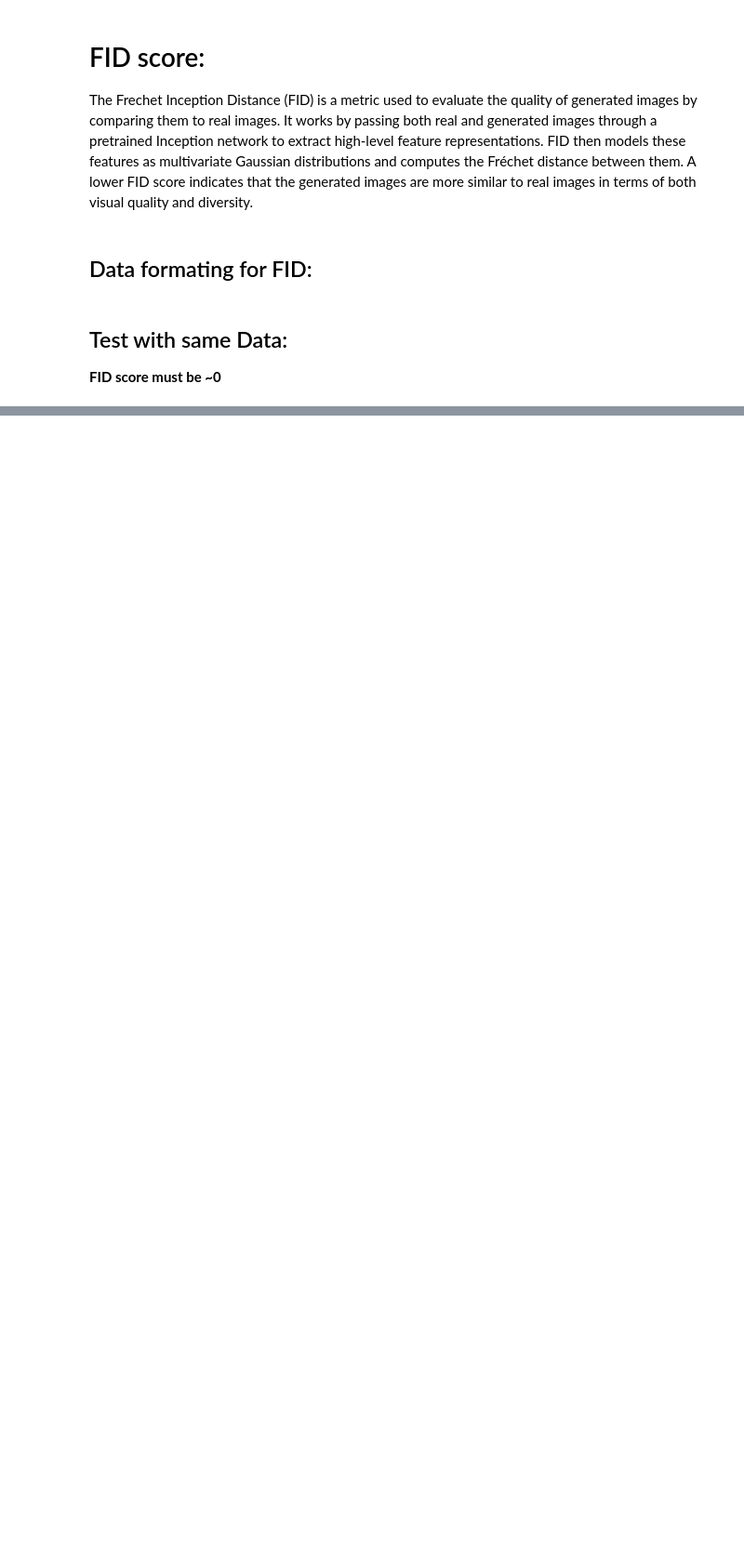
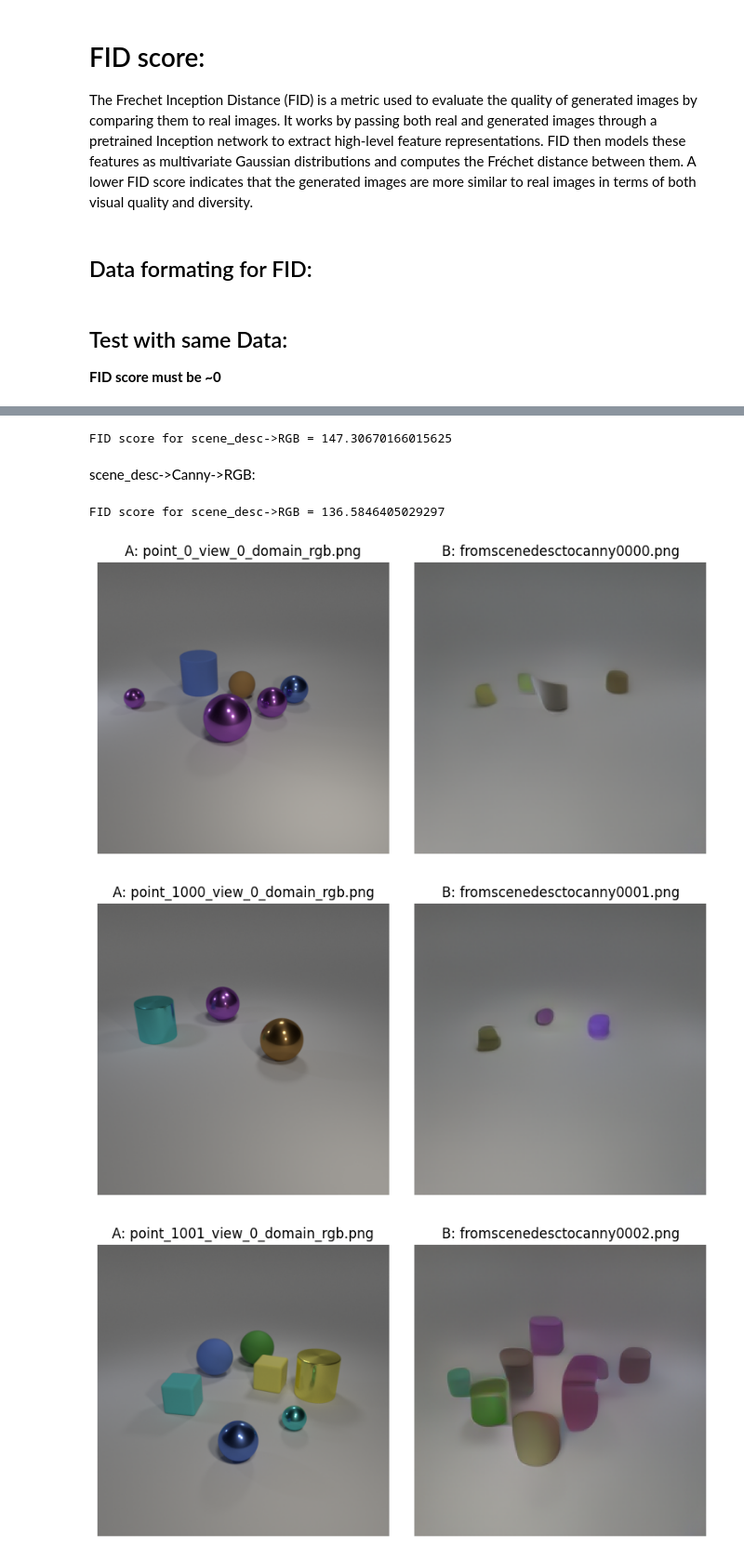
Before and after one commit to theomaillard/nano4M-extension, a Jupyter notebook: eval/FID_eval.ipynb, the cells around one changed output, grey strips where cells are left out. Shown at 93% size. Drawn from its saved outputs; the diff is of its cells as text; code cells hidden in the pictures; blank space fills up the shorter version.

Commit message:
Made the generation of image by chaining and evaluate with FID

```diff
--- a/eval/FID_eval.ipynb
+++ b/eval/FID_eval.ipynb
@@ -73,0 +78,75 @@ FID score = -3.637978807091713e-12
+# %%
+crop_settings_01_pth = "/work/com-304/datasets/clevr_com_304/train/crop_settings/00001.npy"
+real_data_pth = "/scratch/tmaillar/rgb/test"
+fake_data_pth = "/scratch/deriaz/scene_desc_to_rgb"
+
+score = compute_fid(
+    real_dir=real_data_pth,
+    fake_dir=fake_data_pth,
+    crop_settings_dir=None,
+    batch_size=32,
+    device=device,
+    image_size=256,
+    num_workers=4,
+    max_images=10000
+)
+
+print(f"FID score for scene_desc->RGB = {score}")
+# %% [output]
+FID score for scene_desc->RGB = 147.30670166015625
+# %% [markdown]
+scene_desc->Canny->RGB:
+# %%
+crop_settings_01_pth = "/work/com-304/datasets/clevr_com_304/train/crop_settings/00001.npy"
+real_data_pth = "/scratch/tmaillar/rgb/test"
+fake_data_pth = "/scratch/deriaz/scene_desc_to_canny_to_rgb"
+
+score = compute_fid(
+    real_dir=real_data_pth,
+    fake_dir=fake_data_pth,
+    crop_settings_dir=None,
+    batch_size=32,
+    device=device,
+    image_size=256,
+    num_workers=4,
+    max_images=10000
+)
+
+print(f"FID score for scene_desc->RGB = {score}")
+# %% [output]
+FID score for scene_desc->RGB = 136.5846405029297
+# %%
+from pathlib import Path
+from PIL import Image
+import matplotlib.pyplot as plt
+
+dir_a = Path(real_data_pth)
+dir_b = Path(fake_data_pth)
+
+files_a = sorted(list(dir_a.glob("*.png")))
+files_b = sorted(list(dir_b.glob("*.png")))
+
+n = 10
+
+for i in range(n):
+    img_a = Image.open(files_a[i])
+    img_b = Image.open(files_b[i])
+
+    plt.figure(figsize=(8,4))
+
+    plt.subplot(1,2,1)
+    plt.imshow(img_a)
+    plt.title(f"A: {files_a[i].name}")
+    plt.axis("off")
+
+    plt.subplot(1,2,2)
+    plt.imshow(img_b)
+    plt.title(f"B: {files_b[i].name}")
+    plt.axis("off")
+
+    plt.tight_layout()
+    plt.show()
+# %% [output]
+[figure, added]
+[figure, added]
+[figure, added]
```
Also changed, not shown: parts of 3 cells of this notebook, 2 other files.
